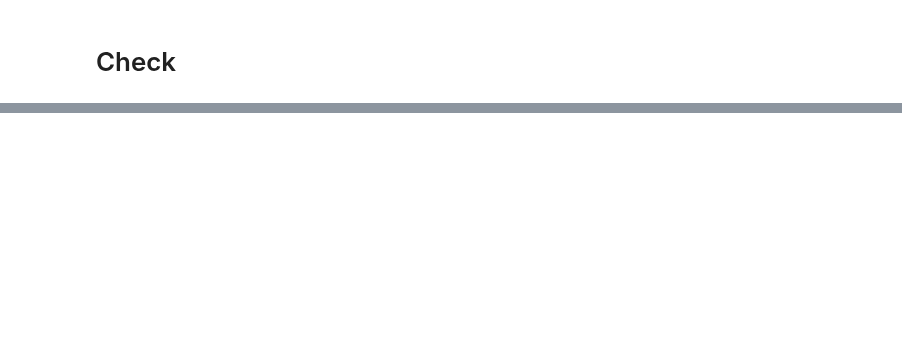
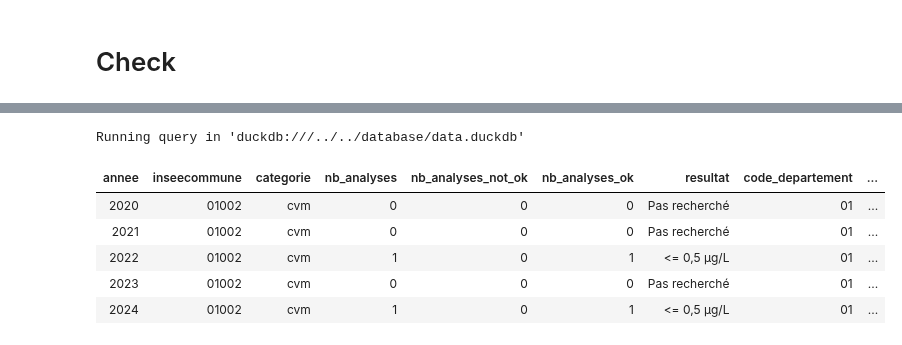
Before and after one commit to dataforgoodfr/13_pollution_eau, a Jupyter notebook: analytics/notebooks/cvm_calcul_conformite_par_commune-MAJ.ipynb, the cells around one changed output, grey strips where cells are left out. Cells and saved outputs as stored; diff of their text form; code cells hidden in the pictures; blank space fills up the shorter version.

```diff
--- a/analytics/notebooks/cvm_calcul_conformite_par_commune-MAJ.ipynb
+++ b/analytics/notebooks/cvm_calcul_conformite_par_commune-MAJ.ipynb
@@ -352,11 +761,19 @@ ORDER BY
 # %%
-%%sql --with int__resultats_udi_communes
+%%sql --with int__resultats_ALL_communes_name
  SELECT
    *
  FROM
-   int__resultats_udi_communes
+   int__resultats_ALL_communes_name
 WHERE
-    inseecommune = 'X'
+    inseecommune = '01002'
     AND categorie = 'cvm'
 ORDER BY
     annee
+# %% [output]
+Running query in 'duckdb:///../../database/data.duckdb'
+| annee | inseecommune | categorie | nb_analyses | nb_analyses_not_ok | nb_analyses_ok | resultat | code_departement | ... |
+| 2020 | 01002 | cvm | 0 | 0 | 0 | Pas recherché | 01 | ... |
+| 2021 | 01002 | cvm | 0 | 0 | 0 | Pas recherché | 01 | ... |
+| 2022 | 01002 | cvm | 1 | 0 | 1 | <= 0,5 µg/L | 01 | ... |
+| 2023 | 01002 | cvm | 0 | 0 | 0 | Pas recherché | 01 | ... |
+| 2024 | 01002 | cvm | 1 | 0 | 1 | <= 0,5 µg/L | 01 | ... |
```
Also changed, not shown: parts of 45 cells of this notebook.
